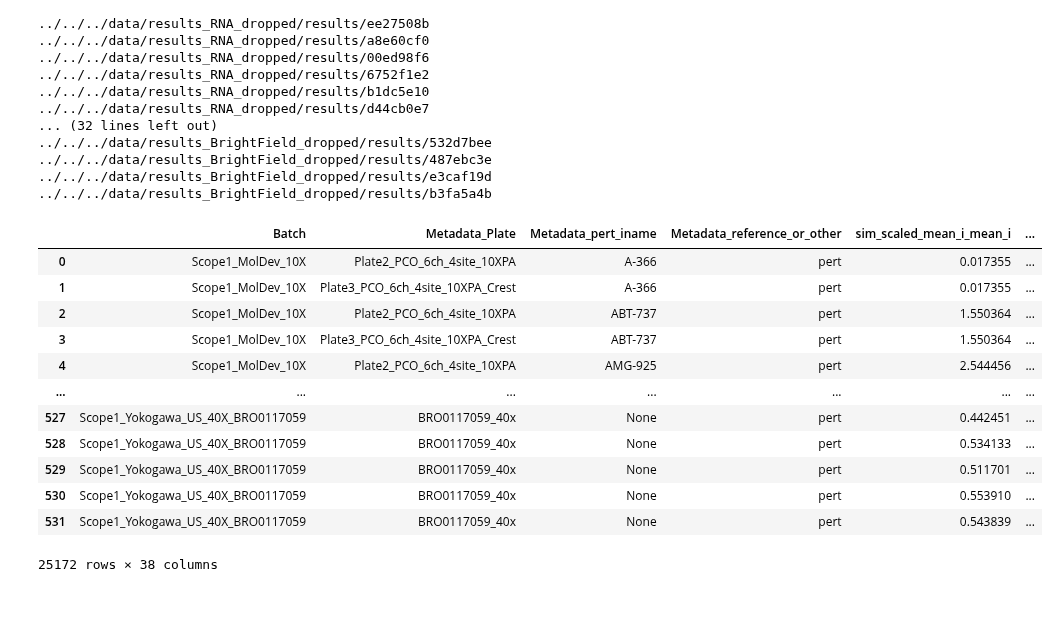
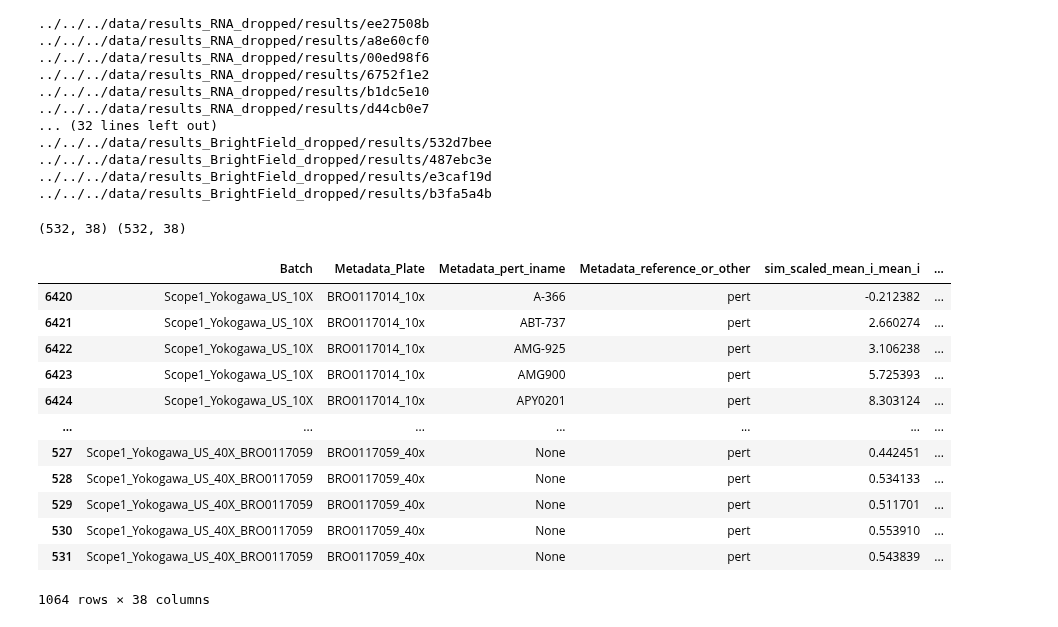
Before and after one commit to jump-cellpainting/jump-scope-analysis, a Jupyter notebook: notebooks/figures/supplementary/FigureS10.ipynb, the cells around one changed output. Drawn from its saved outputs; the diff is of its cells as text; code cells hidden in the pictures.

```diff
--- a/notebooks/figures/supplementary/FigureS10.ipynb
+++ b/notebooks/figures/supplementary/FigureS10.ipynb
@@ -316,27 +316,37 @@ evalzoo_combined = combine_evalzoo_metrics(match_rep_df, "../../../data/results_
 evalzoo_combined.to_parquet("brightfield-drop-evalzoo-combined.parquet", index=False)
 # %%
 all_channels_df = pd.read_parquet("../../../data/evalzoo_metrics_combined.paraquet")
+
 brightfield_drop_df = pd.read_parquet("brightfield-drop-evalzoo-combined.parquet")
 
-all_channels_df["dropout"] = "All Channels"
-brightfield_drop_df["dropout"] = "No RNA"
+# Keep only the profiles that are tested in brightfield
+subset_all_df = all_channels_df[
+    (all_channels_df["Metadata_Plate"].isin(brightfield_drop_df["Metadata_Plate"])) &
+    (~all_channels_df["Batch"].str.contains("siteSub"))
+     ].copy()
 
-all_df = pd.concat([all_channels_df, brightfield_drop_df], axis=0)
+subset_all_df.loc[:, "dropout"] = "All Channels"
+brightfield_drop_df.loc[:, "dropout"] = "No BrightField"
+
+print(subset_all_df.shape, brightfield_drop_df.shape)
+
+all_df = pd.concat([subset_all_df, brightfield_drop_df], axis=0)
 all_df
 # %% [output]
+(532, 38) (532, 38)
 |  | Batch | Metadata_Plate | Metadata_pert_iname | Metadata_reference_or_other | sim_scaled_mean_i_mean_i | ... |
-| 0 | Scope1_MolDev_10X | Plate2_PCO_6ch_4site_10XPA | A-366 | pert | 0.017355 | ... |
-| 1 | Scope1_MolDev_10X | Plate3_PCO_6ch_4site_10XPA_Crest | A-366 | pert | 0.017355 | ... |
-| 2 | Scope1_MolDev_10X | Plate2_PCO_6ch_4site_10XPA | ABT-737 | pert | 1.550364 | ... |
-| 3 | Scope1_MolDev_10X | Plate3_PCO_6ch_4site_10XPA_Crest | ABT-737 | pert | 1.550364 | ... |
-| 4 | Scope1_MolDev_10X | Plate2_PCO_6ch_4site_10XPA | AMG-925 | pert | 2.544456 | ... |
+| 6420 | Scope1_Yokogawa_US_10X | BRO0117014_10x | A-366 | pert | -0.212382 | ... |
+| 6421 | Scope1_Yokogawa_US_10X | BRO0117014_10x | ABT-737 | pert | 2.660274 | ... |
+| 6422 | Scope1_Yokogawa_US_10X | BRO0117014_10x | AMG-925 | pert | 3.106238 | ... |
+| 6423 | Scope1_Yokogawa_US_10X | BRO0117014_10x | AMG900 | pert | 5.725393 | ... |
+| 6424 | Scope1_Yokogawa_US_10X | BRO0117014_10x | APY0201 | pert | 8.303124 | ... |
 | ... | ... | ... | ... | ... | ... | ... |
 | 527 | Scope1_Yokogawa_US_40X_BRO0117059 | BRO0117059_40x | None | pert | 0.442451 | ... |
 | 528 | Scope1_Yokogawa_US_40X_BRO0117059 | BRO0117059_40x | None | pert | 0.534133 | ... |
 | 529 | Scope1_Yokogawa_US_40X_BRO0117059 | BRO0117059_40x | None | pert | 0.511701 | ... |
 | 530 | Scope1_Yokogawa_US_40X_BRO0117059 | BRO0117059_40x | None | pert | 0.553910 | ... |
 | 531 | Scope1_Yokogawa_US_40X_BRO0117059 | BRO0117059_40x | None | pert | 0.543839 | ... |
-25172 rows × 38 columns
+1064 rows × 38 columns
 # %%
 metric_type = "ref"
 x = "dropout"
```
Also changed, not shown: parts of 5 cells of this notebook.
